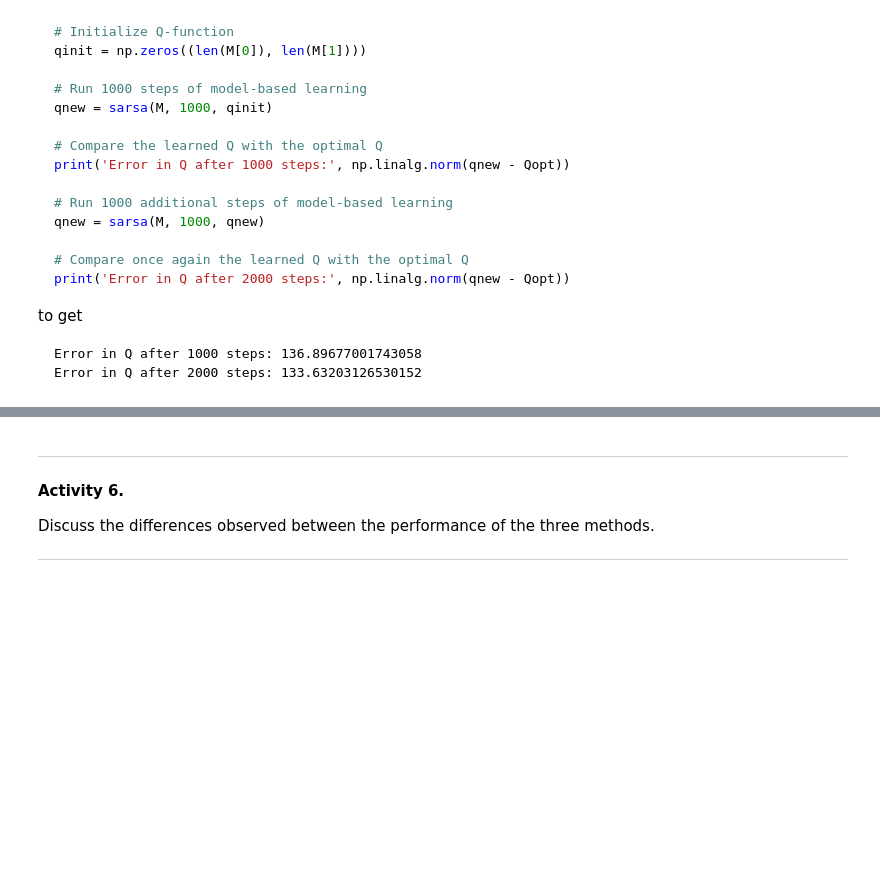
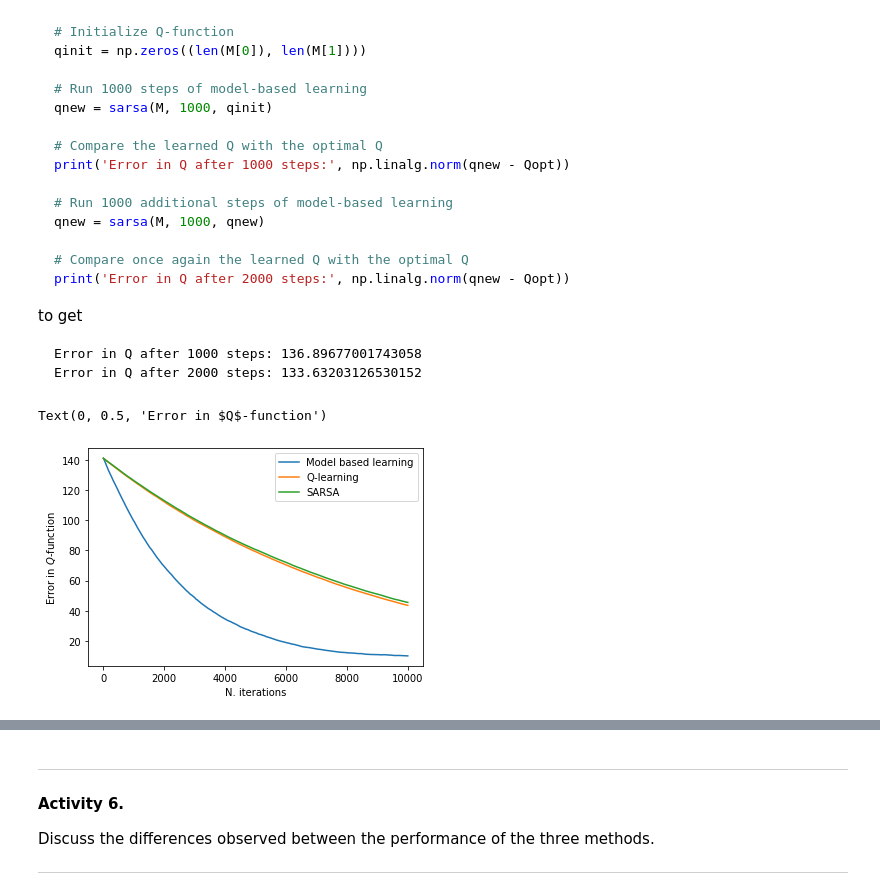
Before and after one commit to joanaalvoeiro/PADI, a Jupyter notebook: LAB_5/lab-5.ipynb, the cells around one changed output, grey strips where cells are left out. Cells and saved outputs as stored; diff of their text form; code cells hidden in the pictures; blank space fills up the shorter version.

````diff
--- a/LAB_5/lab-5.ipynb
+++ b/LAB_5/lab-5.ipynb
@@ -282,7 +282,6 @@ Your function should return a tuple containing:
 ---
 # %%
 # Add your code here.
-#TODO they say results may differ, is ours ok?
 def mb_learning(mdp, n, qinit, Pinit, cinit):
     nStates = len(mdp[0])
     nActions = len(mdp[1])
@@ -293,13 +292,14 @@ def mb_learning(mdp, n, qinit, Pinit, cinit):
     C = cinit
     Nt = np.zeros_like(Q)
 
-    s = rnd.choice(nStates)#picking init state at random, dont know if we should??
+    s = rnd.choice(nStates)
 
     for i in range(n):
         a = egreedy(Q[s], 0.15)
         trans = sample_transition(mdp, s, a)
         c = trans[2]
         sNew = trans[3]
+        Nt[s][a] += 1
 
         alpha = 1/(Nt[s][a] + 1)
         C[s][a] = C[s][a] + alpha * (c - C[s][a])
@@ -308,14 +308,13 @@ def mb_learning(mdp, n, qinit, Pinit, cinit):
             if(y == sNew):
                 P[a][s][y] = P[a][s][y] + alpha * (1 - P[a][s][y])
             else:
-                P[a][s][y] = P[a][s][y] + alpha * (-P[a][s][y])
+                P[a][s][y] = P[a][s][y] + alpha * (0 - P[a][s][y])
 
         aux = 0
         for y in range(nStates):
             aux += P[a][s][y] * np.min(Q[y])
 
         Q[s][a] = C[s][a] + gamma * aux
-        Nt[s][a] += 1
         s = sNew
 
     return (Q, P, C)
@@ -415,7 +414,3 @@ Note that, at each step of the interaction,
 Your function should return a `numpy` array with as many rows as the number of states in `mdp` and as many columns as the number of actions in `mdp`, corresponding to the learned $Q$-function.
 
 ---
-# %%
-# Add your code here.
-def qlearning():
-    return None;
@@ -472,7 +508,3 @@ Note that, at each step of the interaction,
 Your function should return a `numpy` array with as many rows as the number of states in `mdp` and as many columns as the number of actions in `mdp`, corresponding to the learned $Q$-function.
 
 ---
-# %%
-# Add your code here.
-def sarsa():
-    return None;
@@ -504,6 +580,64 @@ to get
 Error in Q after 1000 steps: 136.89677001743058
 Error in Q after 2000 steps: 133.63203126530152
 ```
+# %%
+%matplotlib inline
+
+import matplotlib.pyplot as plt
+
+STEPS = 10
+ITERS = 1000
+RUNS  = 10
+
+iters = range(0, STEPS * ITERS + 1, STEPS)
+
+# Error matrices
+Emb = np.zeros(ITERS + 1)
+Eql = np.zeros(ITERS + 1)
+Ess = np.zeros(ITERS + 1)
+
+Emb[0] = np.linalg.norm(Qopt) * RUNS
+Eql[0] = Emb[0]
+Ess[0] = Emb[0]
+
+for n in range (RUNS):
+
+    # Initialization
+    pmb = ()
+    for a in range(len(M[1])):
+        pmb += (np.eye(len(M[0])),)
+    cmb = np.zeros((len(M[0]), len(M[1])))
+    qmb = np.zeros((len(M[0]), len(M[1])))
+
+    qql = np.zeros((len(M[0]), len(M[1])))
+
+    qss = np.zeros((len(M[0]), len(M[1])))
+
+    # Run evaluation
+    for t in range(ITERS):
+        qmb, pmb, cmb = mb_learning(M, STEPS, qmb, pmb, cmb)
+        Emb[t + 1] += np.linalg.norm(Qopt - qmb)
+
+        qql = qlearning(M, STEPS, qql)
+        Eql[t + 1] += np.linalg.norm(Qopt - qql)
+
+        qss = sarsa(M, STEPS, qss)
+        Ess[t + 1] += np.linalg.norm(Qopt - qss)
+
+Emb /= RUNS
+Eql /= RUNS
+Ess /= RUNS
+
+plt.figure()
+plt.plot(iters, Emb, label='Model based learning')
+plt.plot(iters, Eql, label='Q-learning')
+plt.plot(iters, Ess, label='SARSA')
+plt.legend()
+plt.xlabel('N. iterations')
+plt.ylabel('Error in $Q$-function')
+# %% [output]
+Text(0, 0.5, 'Error in $Q$-function')
+[figure, added]
 # %% [markdown]
 You can also run the following code, to compare the performance of the three methods.
 
````
Also changed, not shown: parts of 5 cells of this notebook.
